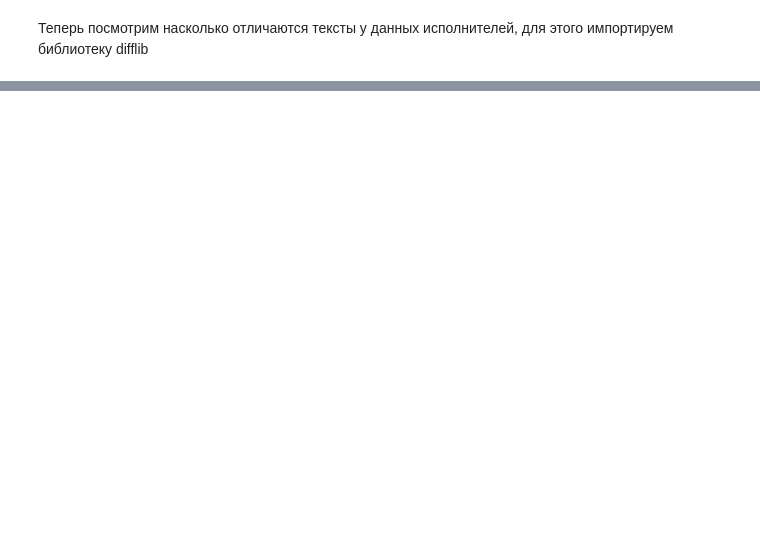
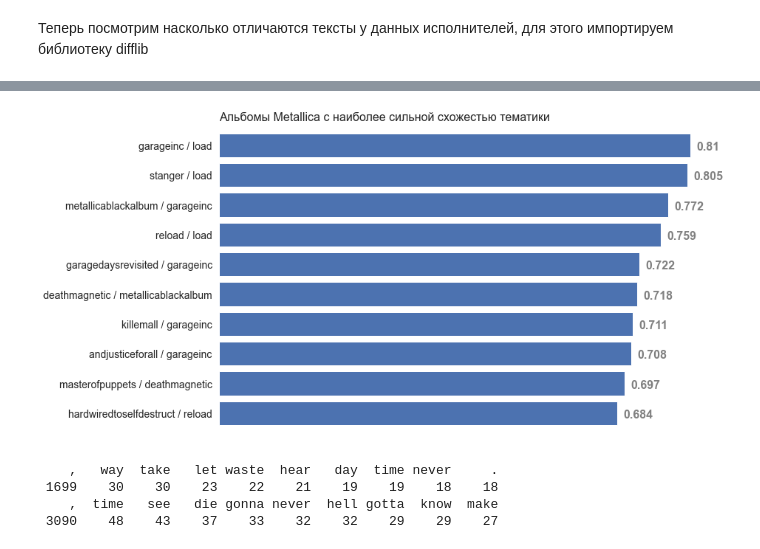
Before and after one commit to IV-1984/Data_analytics_projects, a Jupyter notebook: 5. lyrics analysis/lyrics_analysis_final.ipynb, the cells around one changed output, grey strips where cells are left out. Drawn from its saved outputs; the diff is of its cells as text; code cells hidden in the pictures; blank space fills up the shorter version.

```diff
--- a/5. lyrics analysis/lyrics_analysis_final.ipynb
+++ b/5. lyrics analysis/lyrics_analysis_final.ipynb
@@ -161,0 +330,30 @@ plt.show()
+# %%
+# найдем  пары альбомов с наиболее сильной схожестью
+top_sims = {}
+for index, row in df_albums_sims.items():
+#     print('Схожесть',  round(row.max(),2),'%', ':', index, ' - ',row.idxmax())
+    top_sims[round(row.max(),3)] =  str(index) +  ' / '+  str(row.idxmax())
+
+#  создадим и отсортируем датафрейм
+top_sims_df = pd.DataFrame(top_sims.keys(), index=top_sims.values(),columns=['Sims'])
+top_sims_df_sort = top_sims_df.sort_values(by = 'Sims', ascending=True)
+# %%
+# построим диаграмму barh
+sns.set_theme(style="whitegrid")
+labels = top_sims_df_sort.index
+data = top_sims_df_sort['Sims']
+fig, ax = plt.subplots(figsize=(12,8))
+plt.barh(labels, data,  height=0.8, color='b')
+ax.grid()
+ax.spines['top'].set_visible(False)
+ax.spines['right'].set_visible(False)
+ax.spines['bottom'].set_visible(False)
+ax.spines['left'].set_visible(False)
+plt.yticks(fontsize = 14)
+plt.xticks([])
+ax.set_title('Альбомы Metallica с наиболее сильной схожестью тематики',fontsize = 16,loc='left', y=0.98)
+for i, v in enumerate(data):
+    ax.text(v + 0.011 , i - 0.16 , str(v), color='grey', fontsize = 16, fontweight='bold')
+plt.show()
+# %% [output]
+[figure, added]
@@ -161,0 +387,11 @@ plt.show()
+# %%
+# топ слов из самых похожих альбомов (Схожесть 0.81 % : load  -  garageinc)
+theLowerFreqs = nltk.FreqDist(metallica_lemm_text_list[6])
+theLowerFreqs.tabulate(10)
+theLowerFreqs = nltk.FreqDist(metallica_lemm_text_list[8])
+a = theLowerFreqs.tabulate(10)
+# %% [output]
+    ,   way  take   let waste  hear   day  time never     .
+ 1699    30    30    23    22    21    19    19    18    18
+    ,  time   see   die gonna never  hell gotta  know  make
+ 3090    48    43    37    33    32    32    29    29    27
```
Also changed, not shown: parts of 35 cells of this notebook.
